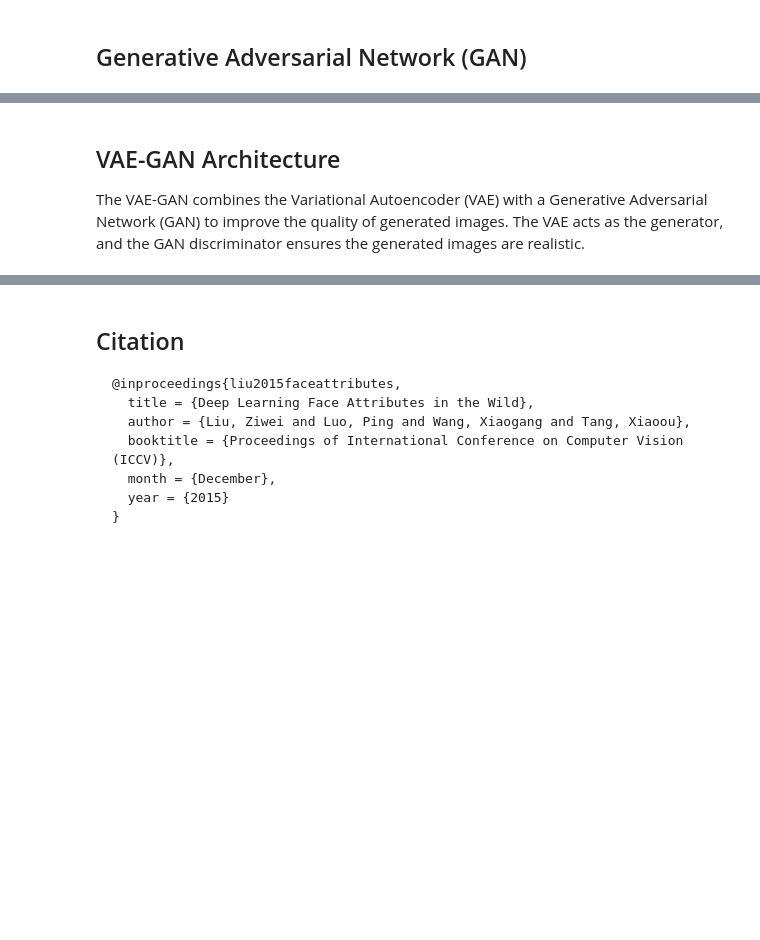
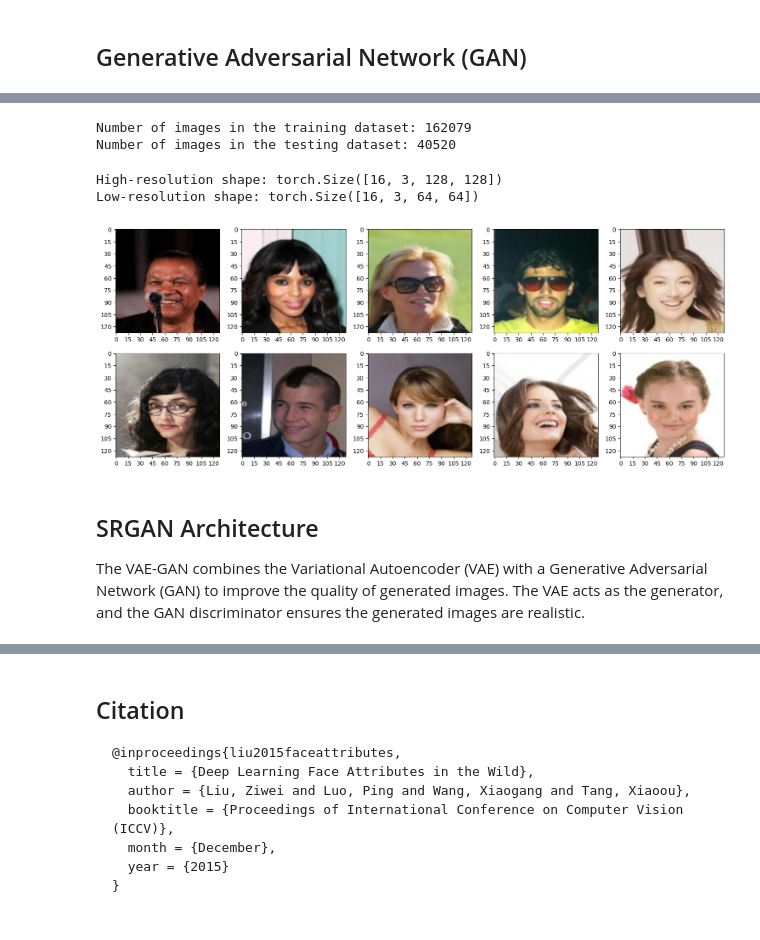
Before and after one commit to Juank0621/CelebA_SRGAN, a Jupyter notebook: part3.ipynb, the cells around one changed output, grey strips where cells are left out. Drawn from its saved outputs; the diff is of its cells as text; code cells hidden in the pictures; blank space fills up the shorter version.

```diff
--- a/part3.ipynb
+++ b/part3.ipynb
@@ -145,4 +194,61 @@ celeba_low_res_dataset = CelebA(root='./data', split='train', transform=low_res_
+# %%
+# Create train and test datasets
+train_dataset = CelebADataset(train_paths, transform_hr=transform_hr, transform_lr=transform_lr)
+test_dataset = CelebADataset(test_paths, transform_hr=transform_hr, transform_lr=transform_lr)
+# %%
+# Display the number of images in the training and testing datasets
+print(f"Number of images in the training dataset: {len(train_dataset)}")
+print(f"Number of images in the testing dataset: {len(test_dataset)}")
+# %% [output]
+Number of images in the training dataset: 162079
+Number of images in the testing dataset: 40520
+# %%
+# Create DataLoaders for train and test datasets
+train_dataloader = DataLoader(train_dataset, batch_size=16, shuffle=True)
+test_dataloader = DataLoader(test_dataset, batch_size=16, shuffle=False)
+# %%
+for hr_real, lr_real in train_dataloader:
+    print("High-resolution shape:", hr_real.shape)  # Should print: (16, 3, 128, 128)
+    print("Low-resolution shape:", lr_real.shape)  # Should print: (16, 3, 64, 64)
+    break  # We break after the first batch for inspection
+# %% [output]
+High-resolution shape: torch.Size([16, 3, 128, 128])
+Low-resolution shape: torch.Size([16, 3, 64, 64])
+# %%
+def show_images(images_real, images_transformed, ncols=5, nrows=2):
+    def denormalize(img):
+        """
+        Denormalizes an image from the range [-1, 1] to the range [0, 1].
+        """
+        return (img * 0.5) + 0.5  # Reverse normalization
+
+    fig, axes = plt.subplots(nrows=nrows, ncols=ncols, figsize=(15, 6))
+    axes = axes.flatten()
+
+    for i in range(ncols * nrows):
+        if i < 10:
+            img = denormalize(images_real[i]).numpy().transpose(1, 2, 0)  # Denormalize and convert to HWC
+        else:
+            img = denormalize(images_transformed[i - 10]).numpy().transpose(1, 2, 0)  # Denormalize and convert to HWC
+
+        axes[i].imshow(img)
+        # Comment or remove the following line to keep the axis visible
+        # axes[i].axis('off')
+
+        # Adjust axis ticks
+        axes[i].xaxis.set_major_locator(MaxNLocator(integer=True))  # Integer ticks on x-axis
+        axes[i].yaxis.set_major_locator(MaxNLocator(integer=True))  # Integer ticks on y-axis
+
+    plt.tight_layout()
+    plt.show()
+# %%
+# Example usage with a batch of images
+for hr_real, lr_real in train_dataloader:
+    show_images(hr_real[:10], lr_real[:10])
+    break
+# %% [output]
+[figure, added]
 # %% [markdown]
-## VAE-GAN Architecture
+## SRGAN Architecture
 
 The VAE-GAN combines the Variational Autoencoder (VAE) with a Generative Adversarial Network (GAN) to improve the quality of generated images. The VAE acts as the generator, and the GAN discriminator ensures the generated images are realistic.
```
Also changed, not shown: parts of 33 cells of this notebook, 3 other files.
